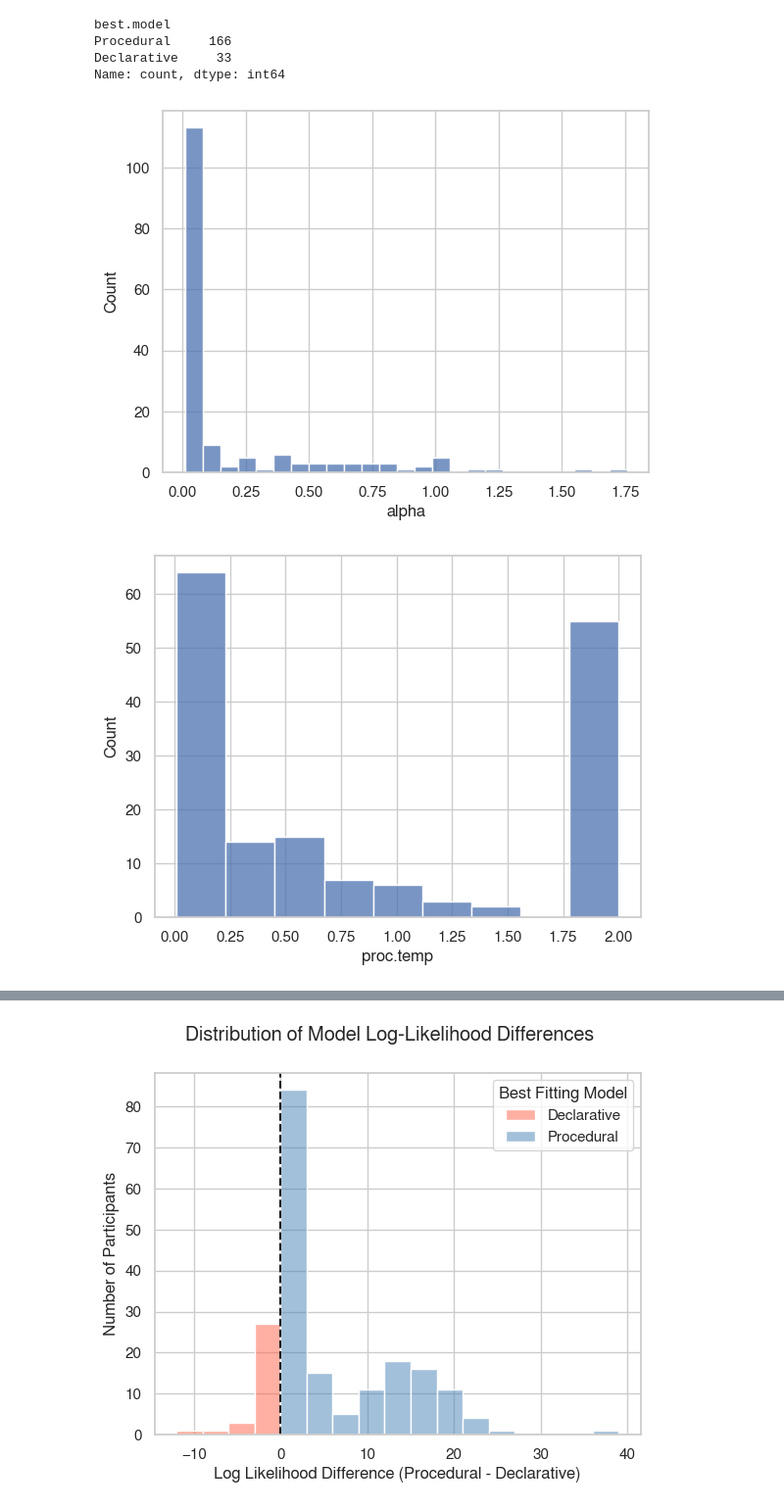
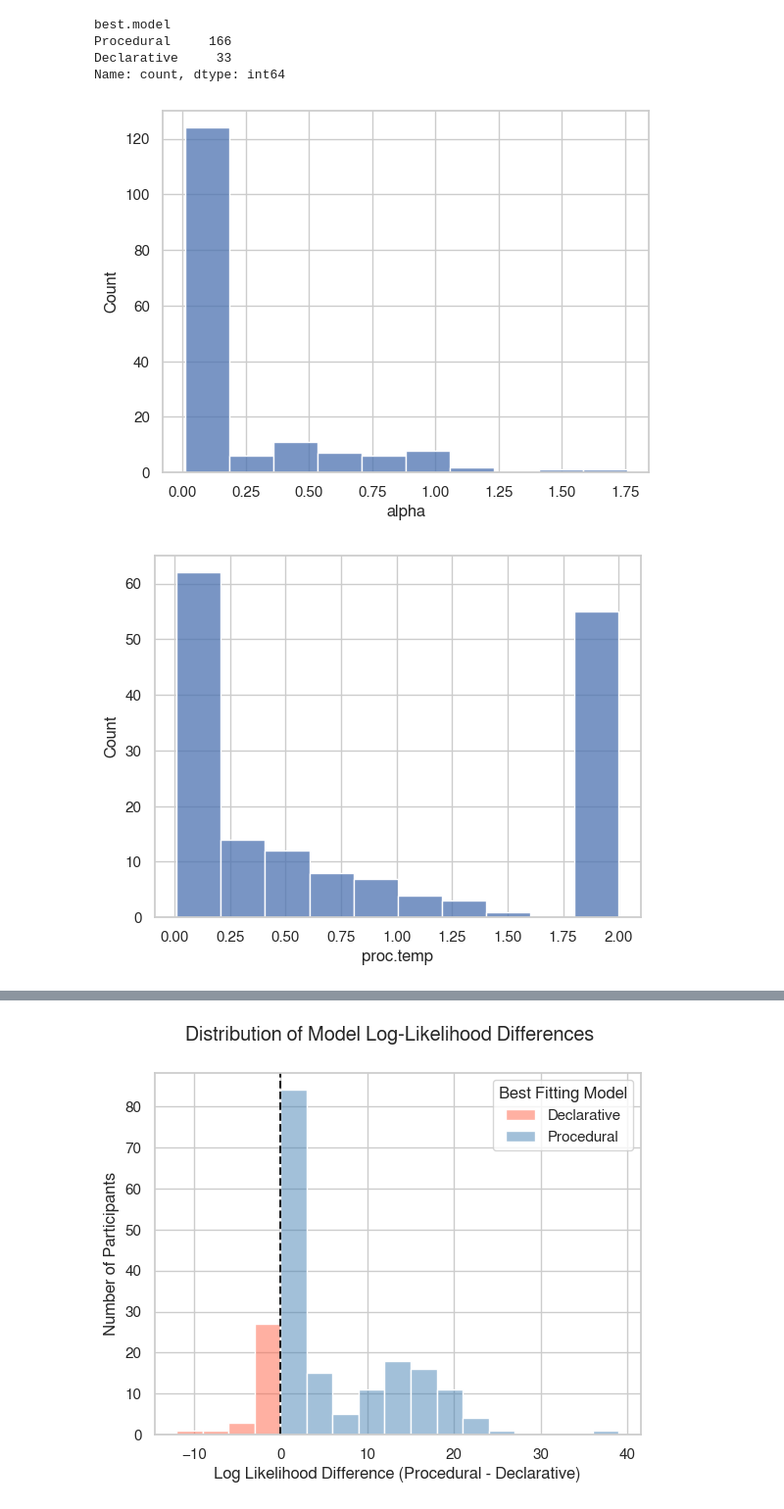
Before and after one commit to UWCCDL/ProcVsDecl, a Jupyter notebook: analysis3/LLmodelPython3.ipynb, the cells around one changed output, grey strips where cells are left out. Shown at 98% size. Saved outputs shown, nothing was run; the diff lists cells and outputs as text; code cells hidden in the pictures.

```diff
--- a/analysis3/LLmodelPython3.ipynb
+++ b/analysis3/LLmodelPython3.ipynb
@@ -537,12 +537,12 @@ Declarative     33
 Name: count, dtype: int64
 # %%
 procedural = result2[result2['best.model'] == "Procedural"]
-sns.histplot(procedural, x="alpha")
+sns.histplot(procedural, x="alpha", bins=10)
 plt.show()
-sns.histplot(procedural, x="proc.temp")
+sns.histplot(procedural, x="proc.temp", bins=10)
 plt.show()
 # %% [output]
-[figure, old version]
+[figure, new version]
-[figure, old version]
+[figure, new version]
 # %%
 declarative = result2[result2['best.model'] == "Declarative"]
```
Also changed, not shown: parts of 31 cells of this notebook, 4 other files.
